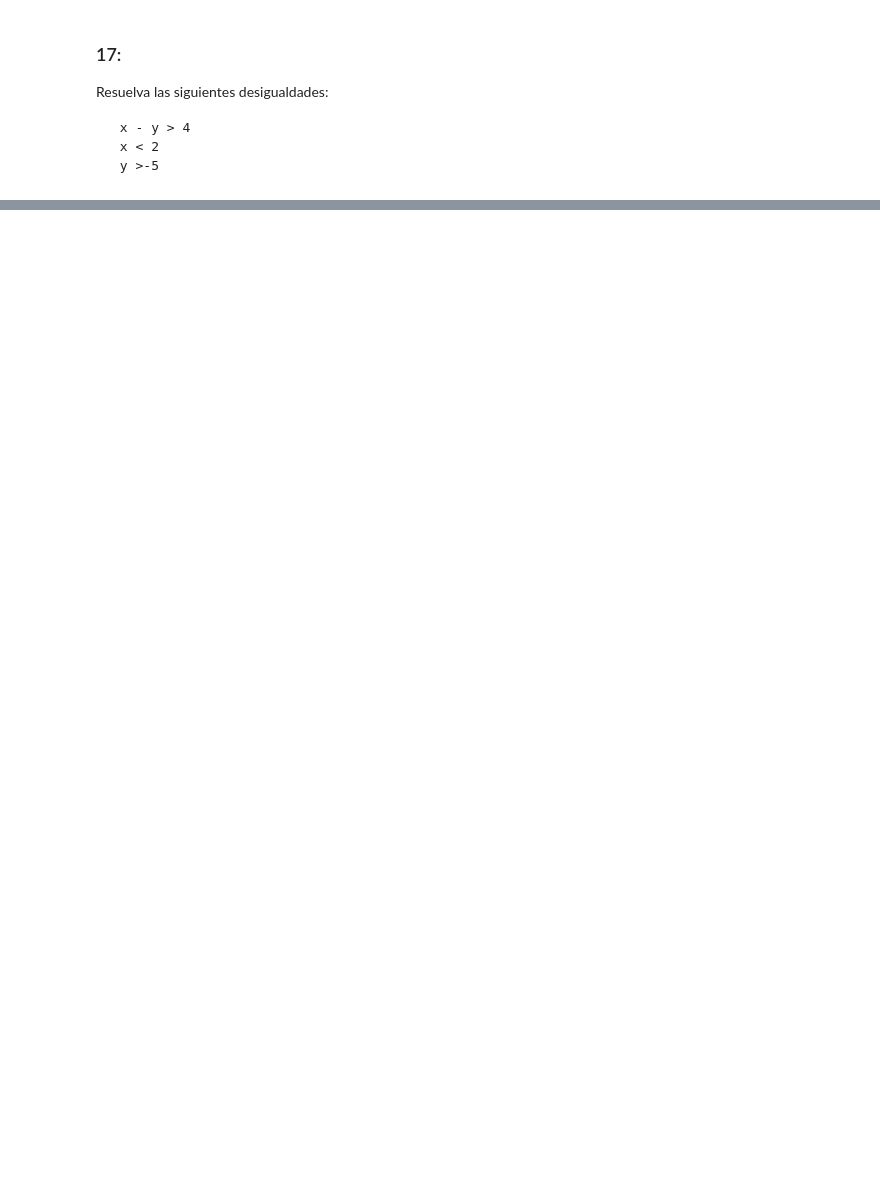
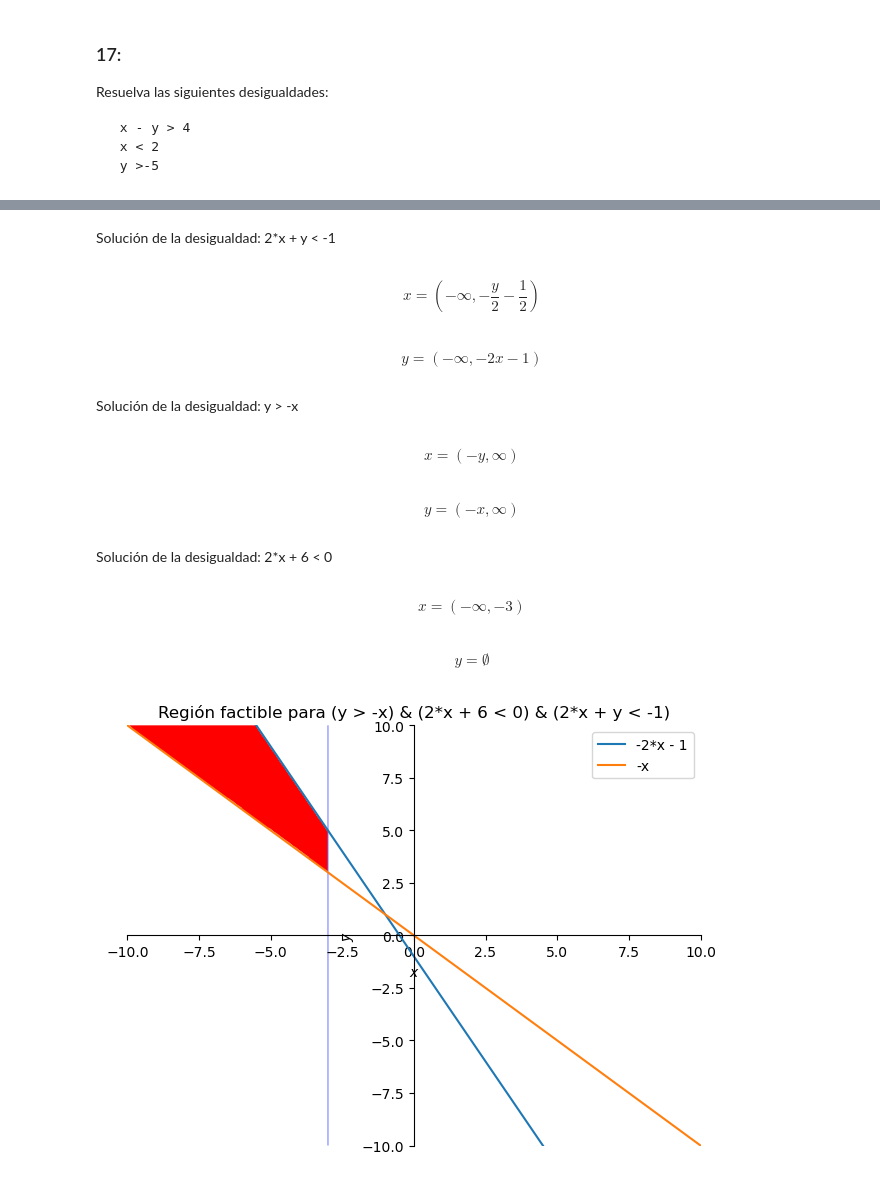
Before and after one commit to guidomantilla/esp-bigdata-dataanal, a Jupyter notebook: 1.1-linear-algebra/clase 02.ipynb, the cells around one changed output, grey strips where cells are left out. Drawn from its saved outputs; the diff is of its cells as text; code cells hidden in the pictures; blank space fills up the shorter version.

```diff
--- a/1.1-linear-algebra/clase 02.ipynb
+++ b/1.1-linear-algebra/clase 02.ipynb
@@ -580,0 +373,32 @@ x < 2 {x}
+# %%
+import sympy as sp
+from pkg.functions import (
+    calculate_solution_equation,
+    print_solution_equation,
+    plot_solution_equation,
+    plot_solution_equations,
+)
+
+x, y = sp.symbols("x y", real=True)
+equation1 = sp.Rel(2 * x + y, -1, "<")
+equation2 = sp.Rel(y, -x, ">")
+equation3 = sp.Rel(2 * x + 6, 0, "<")
+equations = [equation1, equation2, equation3]
+for equation in equations:
+    sol_x, sol_y = calculate_solution_equation(x, y, equation)
+    print_solution_equation(x, y, equation, sol_x, sol_y)
+    plot_solution_equation(x, y, equation)
+
+plot = plot_solution_equations(x, y, equations)
+plot.show()
+# %% [output]
+Solución de la desigualdad: 2*x + y < -1
+$$x = \left(-\infty, - \frac{y}{2} - \frac{1}{2}\right)$$
+$$y = \left(-\infty, - 2 x - 1\right)$$
+Solución de la desigualdad: y > -x
+$$x = \left(- y, \infty\right)$$
+$$y = \left(- x, \infty\right)$$
+Solución de la desigualdad: 2*x + 6 < 0
+$$x = \left(-\infty, -3\right)$$
+$$y = \emptyset$$
+[figure, added]
```
Also changed, not shown: parts of 18 cells of this notebook, 1 other file.
